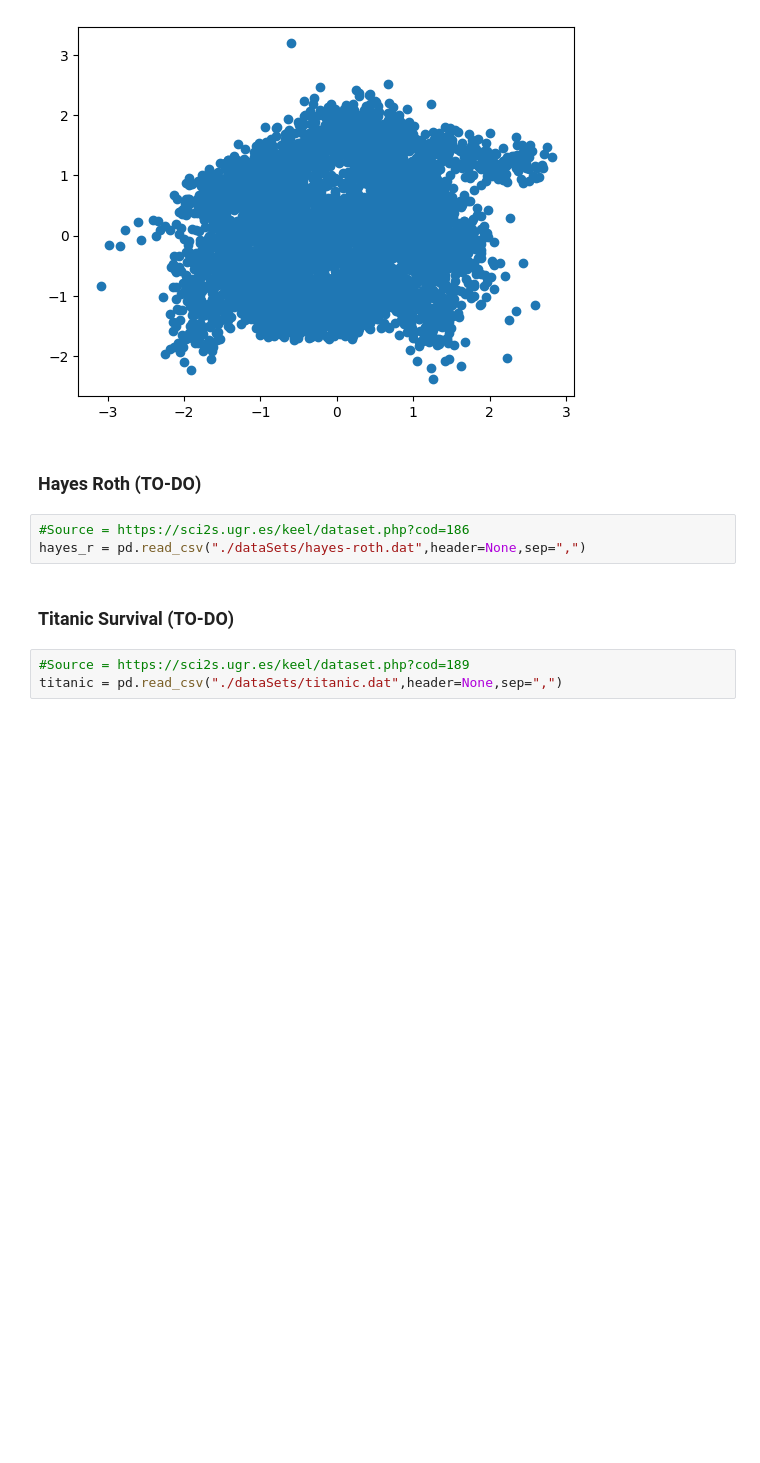
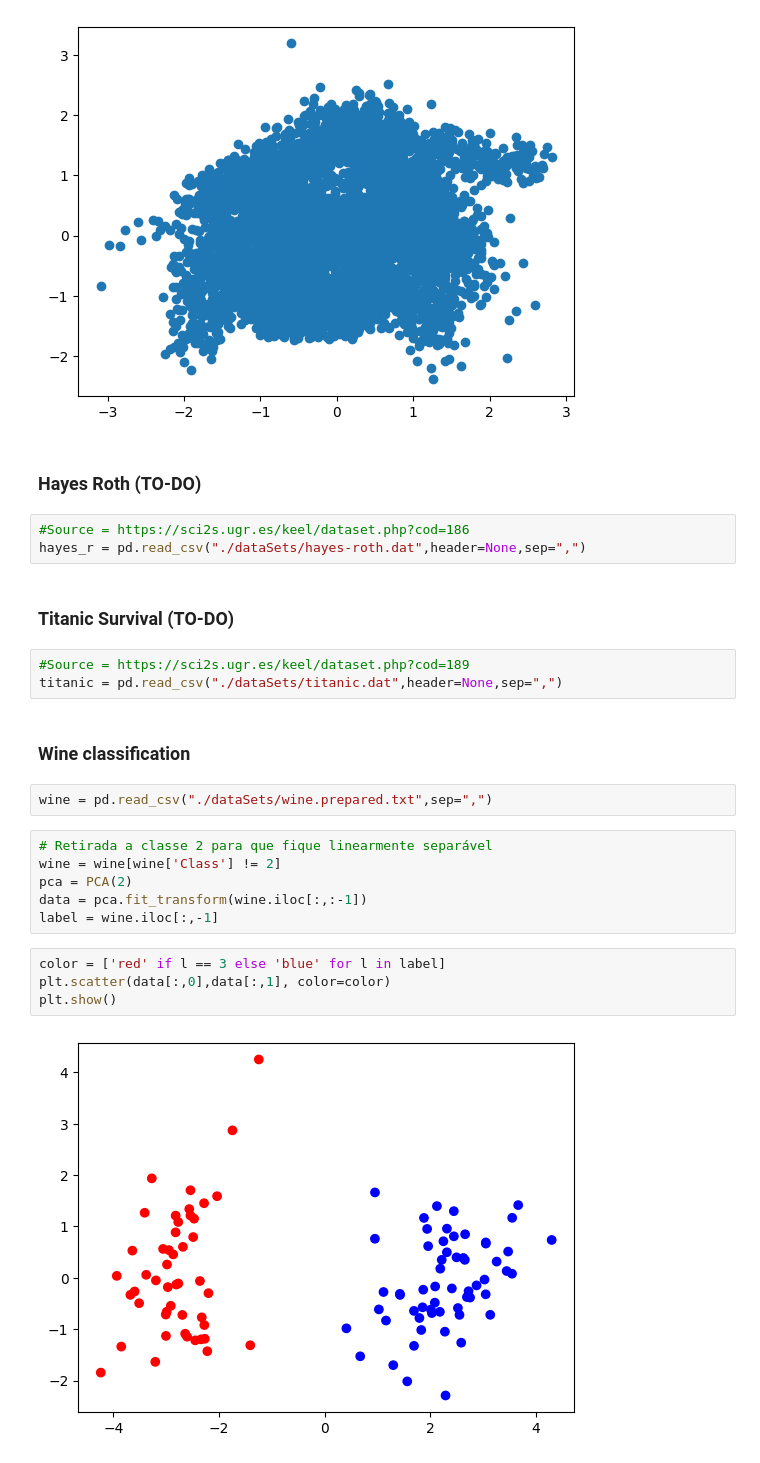
Before and after one commit to attiilla/Alg2, a Jupyter notebook: TP1/TP1.ipynb, the cells around one changed output. Saved outputs shown, nothing was run; the diff lists cells and outputs as text; blank space fills up the shorter version.

```diff
--- a/TP1/TP1.ipynb
+++ b/TP1/TP1.ipynb
@@ -1069,3 +1055,19 @@ hayes_r = pd.read_csv("./dataSets/hayes-roth.dat",header=None,sep=",")
 # %%
 #Source = https://sci2s.ugr.es/keel/dataset.php?cod=189
 titanic = pd.read_csv("./dataSets/titanic.dat",header=None,sep=",")
+# %% [markdown]
+### Wine classification
+# %%
+wine = pd.read_csv("./dataSets/wine.prepared.txt",sep=",")
+# %%
+# Retirada a classe 2 para que fique linearmente separável
+wine = wine[wine['Class'] != 2]
+pca = PCA(2)
+data = pca.fit_transform(wine.iloc[:,:-1])
+label = wine.iloc[:,-1]
+# %%
+color = ['red' if l == 3 else 'blue' for l in label]
+plt.scatter(data[:,0],data[:,1], color=color)
+plt.show()
+# %% [output]
+[figure, added]
```
Also changed, not shown: parts of 18 cells of this notebook, 5 other files.
